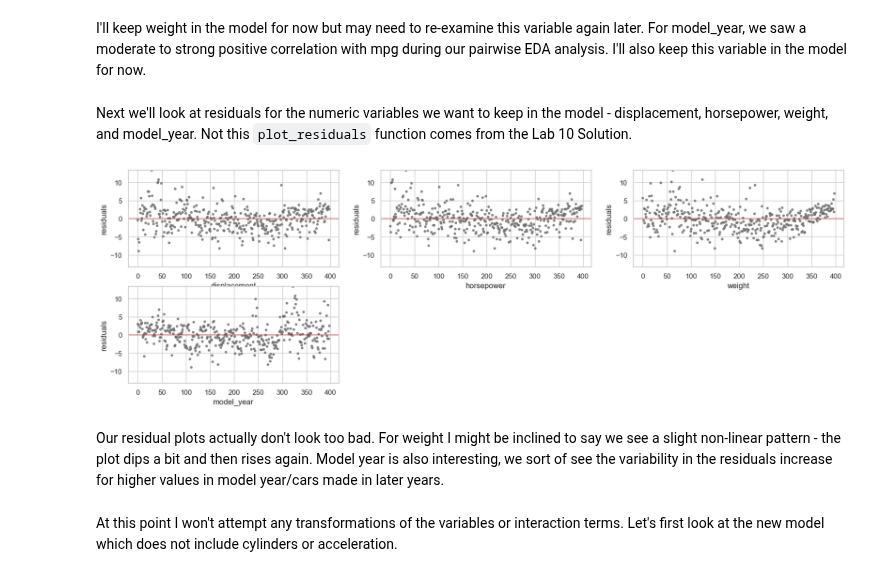
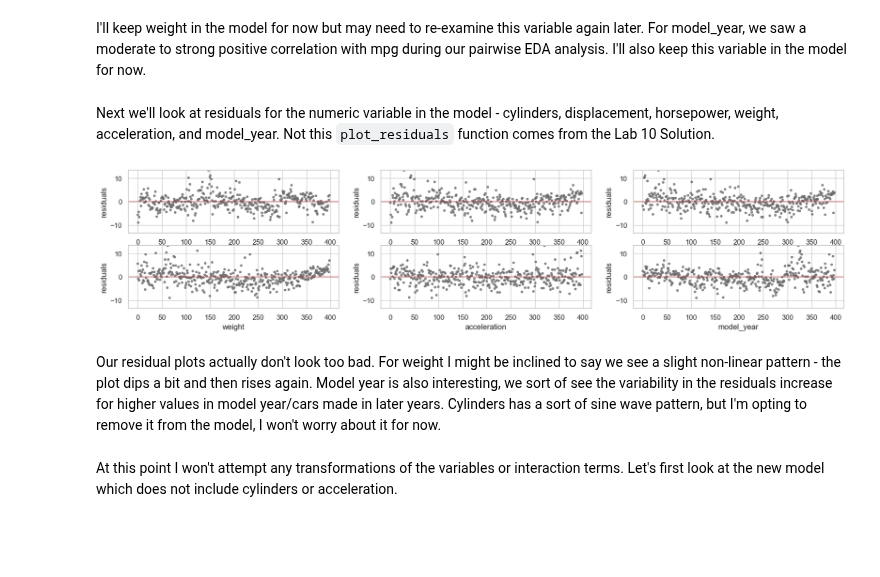
Before and after one commit to ansaridan/jhu-data-engineering-team-5, a Jupyter notebook: Problem_Set_5_2/Jhirsc21.ipynb, the cells around one changed output. Saved outputs shown, nothing was run; the diff lists cells and outputs as text; code cells hidden in the pictures; blank space fills up the shorter version.

```diff
--- a/Problem_Set_5_2/Jhirsc21.ipynb
+++ b/Problem_Set_5_2/Jhirsc21.ipynb
@@ -466,12 +466,12 @@ We do in fact see a very high correlation, about 95%. In my opinion, one of thes
 # %% [markdown]
 I'll keep weight in the model for now but may need to re-examine this variable again later. For model_year, we saw a moderate to strong positive correlation with mpg during our pairwise EDA analysis. I'll also keep this variable in the model for now.
 # %% [markdown]
-Next we'll look at residuals for the numeric variables we want to keep in the model - displacement, horsepower, weight, and model_year. Not this `plot_residuals` function comes from the Lab 10 Solution.
+Next we'll look at residuals for the numeric variable in the model - cylinders, displacement, horsepower, weight, acceleration, and model_year. Not this `plot_residuals` function comes from the Lab 10 Solution.
 # %%
 def plot_residuals(result, variables):
     figure = plt.figure(figsize=(20,6))
 
-    variables = ['displacement', 'horsepower', 'weight', 'model_year']
+    # variables = ['displacement', 'horsepower', 'weight', 'model_year']
 
     plots = len( variables)
     rows = (plots // 3) + 1
@@ -495,10 +495,10 @@ def plot_residuals(result, variables):
     plt.show()
     plt.close()
 # %%
-plot_residuals(result_all, ['displacement', 'horsepower', 'weight', 'model_year'])
+plot_residuals(result_all, ['cylinders', 'displacement', 'horsepower', 'weight', 'acceleration', 'model_year'])
 # %% [output]
-[figure, old version]
+[figure, new version]
 # %% [markdown]
-Our residual plots actually don't look too bad. For weight I might be inclined to say we see a slight non-linear pattern - the plot dips a bit and then rises again. Model year is also interesting, we sort of see the variability in the residuals increase for higher values in model year/cars made in later years.
+Our residual plots actually don't look too bad. For weight I might be inclined to say we see a slight non-linear pattern - the plot dips a bit and then rises again. Model year is also interesting, we sort of see the variability in the residuals increase for higher values in model year/cars made in later years. Cylinders has a sort of sine wave pattern, but I'm opting to remove it from the model, I won't worry about it for now.
 # %% [markdown]
 At this point I won't attempt any transformations of the variables or interaction terms. Let's first look at the new model which does not include cylinders or acceleration.
```
Also changed, not shown: parts of 10 cells of this notebook.
